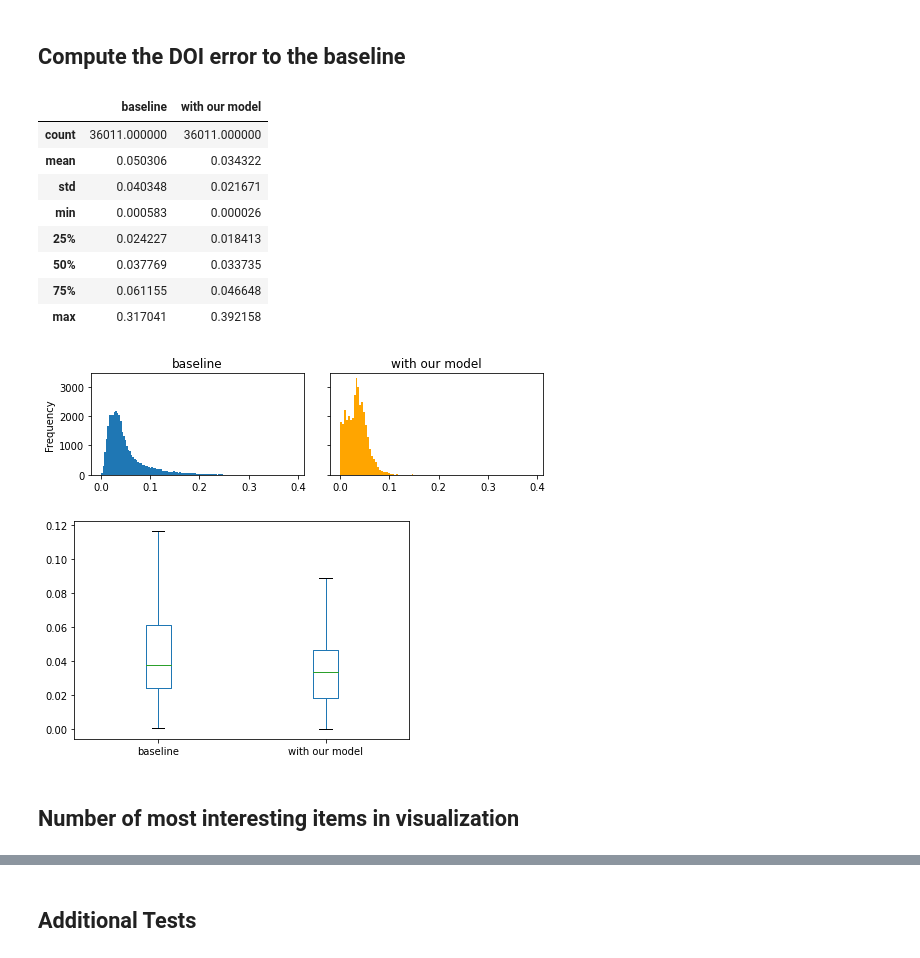
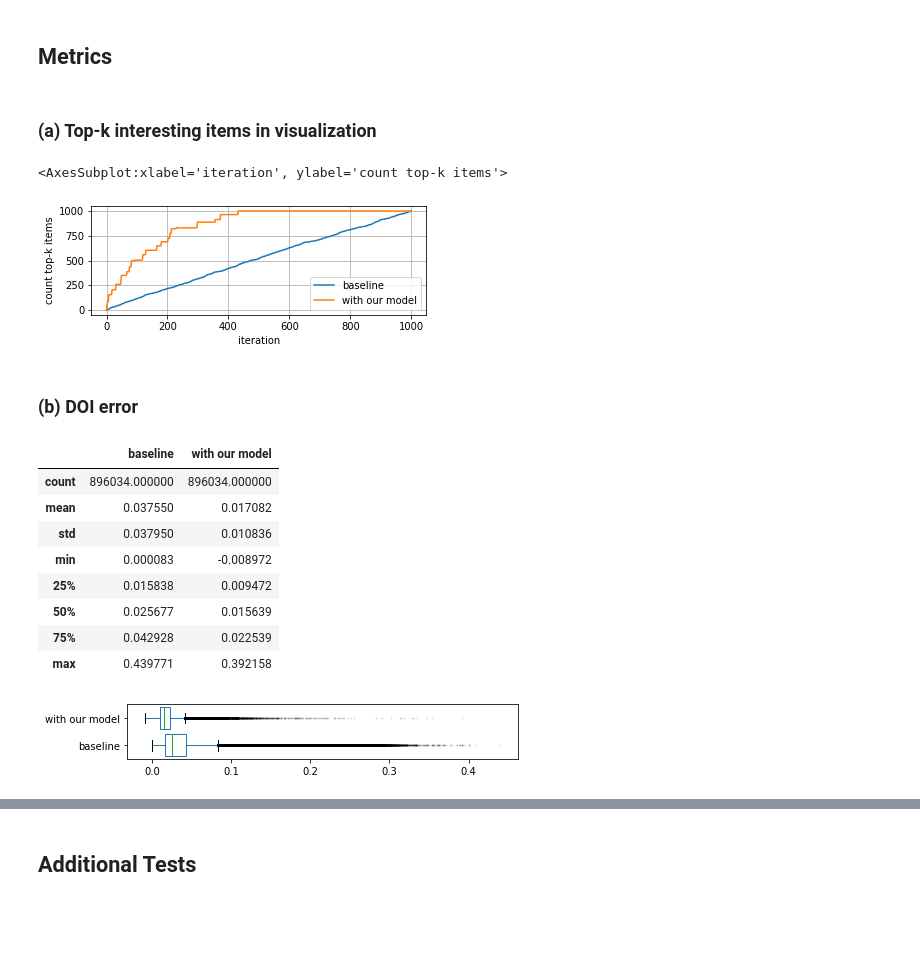
Before and after one commit to vis-au/prointerest, a Jupyter notebook: server/benchmarks/benchmarks.ipynb, the cells around one changed output, grey strips where cells are left out. Cells and saved outputs as stored; diff of their text form; code cells hidden in the pictures; blank space fills up the shorter version.

```diff
--- a/server/benchmarks/benchmarks.ipynb
+++ b/server/benchmarks/benchmarks.ipynb
@@ -172,50 +176,92 @@ Error:
+# %% [markdown]
+## Metrics
+# %% [markdown]
+### (a) Top-k interesting items in visualization
+# %%
+import numpy as np
+import pandas as pd
+
+monolithic_df = pd.read_csv("./monolithic.csv", index_col="id")
+chunked_df = pd.read_csv("chunked.csv", index_col="id")
+model_df = pd.read_csv("model.csv", index_col="id")
+
+K = 1000
+
+# sort data by the ground truth DOI
+sort_by_doi_mono = np.argsort(monolithic_df["doi"])
+sorted_df = monolithic_df.iloc[sort_by_doi_mono][::-1]
+
+# get the top k ids
+top_k_ids = sorted_df[:K].index
+
+# group data by chunk number
+model_df["chunk_no"] = np.arange(len(model_df)) // CHUNK_SIZE
+chunked_df["chunk_no"] = np.arange(len(chunked_df)) // CHUNK_SIZE
+
+# find number of items per "chunk" per test case
+top_k_in_chunk = []
+top_k_in_model = []
+
+for i in range(N_CHUNKS):
+  ids_in_chunk = chunked_df[chunked_df["chunk_no"] <= i].index
+  ids_in_model = model_df[model_df["chunk_no"] <= i].index
+
+  top_k_in_chunk += [ids_in_chunk.isin(top_k_ids).sum()]
+  top_k_in_model += [ids_in_model.isin(top_k_ids).sum()]
+
+pd.DataFrame(np.array([top_k_in_chunk, top_k_in_model]).T, columns=["baseline", "with our model"]).plot(grid=True, figsize=(6, 2), xlabel="iteration", ylabel="count top-k items")
+# %% [output]
+<AxesSubplot:xlabel='iteration', ylabel='count top-k items'>
+[figure, added]
 # %% [markdown]
-## Compute the DOI error to the baseline
+### (b) DOI error
 # %%
 import os
 import pandas as pd
 from sys import path
 import matplotlib.pyplot as plt
 
 cwd = os.getcwd()
 path.append(f"{cwd}/..")
 
 fig, axes = plt.subplots(1, 2, figsize=(7, 2), sharex=True, sharey=True)
 plt.tight_layout()
 
 # load the results
 monolithic_df = pd.read_csv("monolithic.csv", index_col="id")
 baseline_df = pd.read_csv("chunked.csv", index_col="id")
 ours_df = pd.read_csv("model.csv", index_col="id")
 
 # to get the "ground truth", join the two test cases with the monolithic run
 joined_df = monolithic_df.join(baseline_df["doi"], how="inner", lsuffix="_mono", rsuffix="_baseline")
 joined_df = joined_df.join(ours_df["doi"], how="inner")
 
 # compute the error per test case compared to the monolithic run
 joined_df["baseline"] = joined_df["doi_baseline"] - joined_df["doi_mono"]
 joined_df["with our model"] = joined_df["doi"] - joined_df["doi_mono"]
 
 df = joined_df[["baseline", "with our model"]]
 
-# plot the results
-df["baseline"].plot.hist(bins=100, title="baseline", ax=axes[0])
-df["with our model"].plot.hist(bins=100, color="orange", title="with our model", ax=axes[1])
-df[["baseline", "with our model"]].plot.box(showfliers=False)
+# plot the distribution of doi error
+df["baseline"].plot.hist(bins=100, title="baseline", grid=True, ax=axes[0])
+df["with our model"].plot.hist(bins=100, color="orange", title="with our model", grid=True, ax=axes[1])
+
+flierprops = dict(marker='.', markerfacecolor='black', markersize=2,
+                  linestyle='none', alpha=.1)
+
+# summarize the doi error statistics as a boxplot
+df[["baseline", "with our model"]].plot.box(figsize=(7, 1), widths=0.8, vert=False, showfliers=True, flierprops=flierprops)
 
 # get some summary statistics
 df.describe()
 # %% [output]
 |  | baseline | with our model |
-| count | 36011.000000 | 36011.000000 |
-| mean | 0.050306 | 0.034322 |
-| std | 0.040348 | 0.021671 |
-| min | 0.000583 | 0.000026 |
-| 25% | 0.024227 | 0.018413 |
-| 50% | 0.037769 | 0.033735 |
-| 75% | 0.061155 | 0.046648 |
-| max | 0.317041 | 0.392158 |
+| count | 896034.000000 | 896034.000000 |
+| mean | 0.037550 | 0.017082 |
+| std | 0.037950 | 0.010836 |
+| min | 0.000083 | -0.008972 |
+| 25% | 0.015838 | 0.009472 |
+| 50% | 0.025677 | 0.015639 |
+| 75% | 0.042928 | 0.022539 |
+| max | 0.439771 | 0.392158 |
-[figure, old version]
+[figure, new version]
-[figure, removed]
-# %% [markdown]
-## Number of most interesting items in visualization
```
Also changed, not shown: parts of 17 cells of this notebook.
